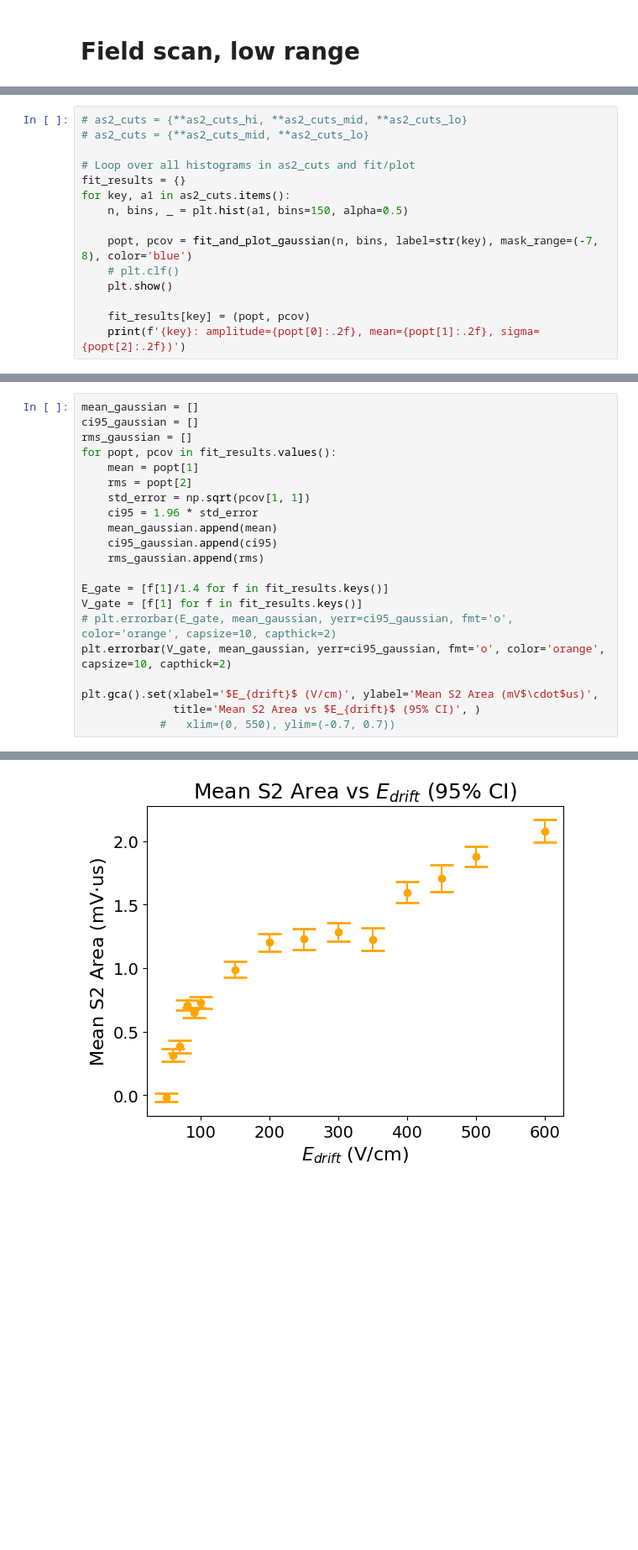
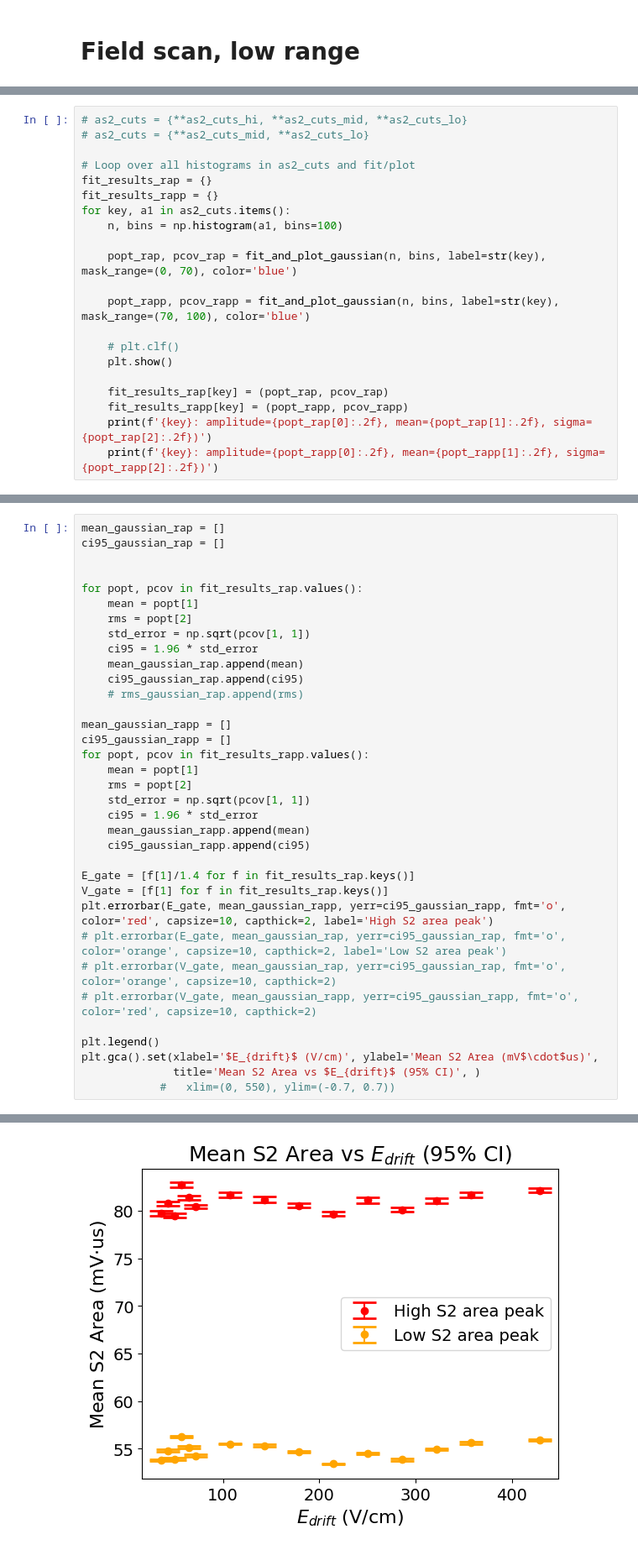
Before and after one commit to proscrite/RaTag, a Jupyter notebook: notebooks/FieldScan_Analysis_EL1750Vcm.ipynb, the cells around one changed output, grey strips where cells are left out. Shown at 84% size. Drawn from its saved outputs; the diff is of its cells as text; blank space fills up the shorter version.

Commit message:
Implemented large peak rejection in notebook

```diff
--- a/notebooks/FieldScan_Analysis_EL1750Vcm.ipynb
+++ b/notebooks/FieldScan_Analysis_EL1750Vcm.ipynb
@@ -225,14 +295,20 @@ Integrating 3000 files for EL 3000 V, Gate 600 V
 # as2_cuts = {**as2_cuts_mid, **as2_cuts_lo}
 
 # Loop over all histograms in as2_cuts and fit/plot
-fit_results = {}
+fit_results_rap = {}
+fit_results_rapp = {}
 for key, a1 in as2_cuts.items():
-    n, bins, _ = plt.hist(a1, bins=150, alpha=0.5)
+    n, bins = np.histogram(a1, bins=100)
 
-    popt, pcov = fit_and_plot_gaussian(n, bins, label=str(key), mask_range=(-7, 8), color='blue')
+    popt_rap, pcov_rap = fit_and_plot_gaussian(n, bins, label=str(key), mask_range=(0, 70), color='blue')
+
+    popt_rapp, pcov_rapp = fit_and_plot_gaussian(n, bins, label=str(key), mask_range=(70, 100), color='blue')
+
     # plt.clf()
     plt.show()
 
-    fit_results[key] = (popt, pcov)
-    print(f'{key}: amplitude={popt[0]:.2f}, mean={popt[1]:.2f}, sigma={popt[2]:.2f})')
+    fit_results_rap[key] = (popt_rap, pcov_rap)
+    fit_results_rapp[key] = (popt_rapp, pcov_rapp)
+    print(f'{key}: amplitude={popt_rap[0]:.2f}, mean={popt_rap[1]:.2f}, sigma={popt_rap[2]:.2f})')
+    print(f'{key}: amplitude={popt_rapp[0]:.2f}, mean={popt_rapp[1]:.2f}, sigma={popt_rapp[2]:.2f})')
 # %% [output]
@@ -251,27 +333,41 @@ for key, a1 in as2_cuts.items():
 ... (18 outputs left out)
 # %%
-mean_gaussian = []
-ci95_gaussian = []
-rms_gaussian = []
-for popt, pcov in fit_results.values():
+mean_gaussian_rap = []
+ci95_gaussian_rap = []
+
+
+for popt, pcov in fit_results_rap.values():
     mean = popt[1]
     rms = popt[2]
     std_error = np.sqrt(pcov[1, 1])
     ci95 = 1.96 * std_error
-    mean_gaussian.append(mean)
-    ci95_gaussian.append(ci95)
-    rms_gaussian.append(rms)
+    mean_gaussian_rap.append(mean)
+    ci95_gaussian_rap.append(ci95)
+    # rms_gaussian_rap.append(rms)
 
-E_gate = [f[1]/1.4 for f in fit_results.keys()]
-V_gate = [f[1] for f in fit_results.keys()]
-# plt.errorbar(E_gate, mean_gaussian, yerr=ci95_gaussian, fmt='o', color='orange', capsize=10, capthick=2)
-plt.errorbar(V_gate, mean_gaussian, yerr=ci95_gaussian, fmt='o', color='orange', capsize=10, capthick=2)
+mean_gaussian_rapp = []
+ci95_gaussian_rapp = []
+for popt, pcov in fit_results_rapp.values():
+    mean = popt[1]
+    rms = popt[2]
+    std_error = np.sqrt(pcov[1, 1])
+    ci95 = 1.96 * std_error
+    mean_gaussian_rapp.append(mean)
+    ci95_gaussian_rapp.append(ci95)
 
+E_gate = [f[1]/1.4 for f in fit_results_rap.keys()]
+V_gate = [f[1] for f in fit_results_rap.keys()]
+plt.errorbar(E_gate, mean_gaussian_rapp, yerr=ci95_gaussian_rapp, fmt='o', color='red', capsize=10, capthick=2, label='High S2 area peak')
+# plt.errorbar(E_gate, mean_gaussian_rap, yerr=ci95_gaussian_rap, fmt='o', color='orange', capsize=10, capthick=2, label='Low S2 area peak')
+# plt.errorbar(V_gate, mean_gaussian_rap, yerr=ci95_gaussian_rap, fmt='o', color='orange', capsize=10, capthick=2)
+# plt.errorbar(V_gate, mean_gaussian_rapp, yerr=ci95_gaussian_rapp, fmt='o', color='red', capsize=10, capthick=2)
+
+plt.legend()
 plt.gca().set(xlabel='$E_{drift}$ (V/cm)', ylabel='Mean S2 Area (mV$\cdot$us)',
               title='Mean S2 Area vs $E_{drift}$ (95% CI)', )
             #   xlim=(0, 550), ylim=(-0.7, 0.7))
 # %% [output]
 [Text(0.5, 0, '$E_{drift}$ (V/cm)'),
  Text(0, 0.5, 'Mean S2 Area (mV$\\cdot$us)'),
  Text(0.5, 1.0, 'Mean S2 Area vs $E_{drift}$ (95% CI)')]
-[figure, old version]
+[figure, new version]
```
Also changed, not shown: parts of 11 cells of this notebook.
